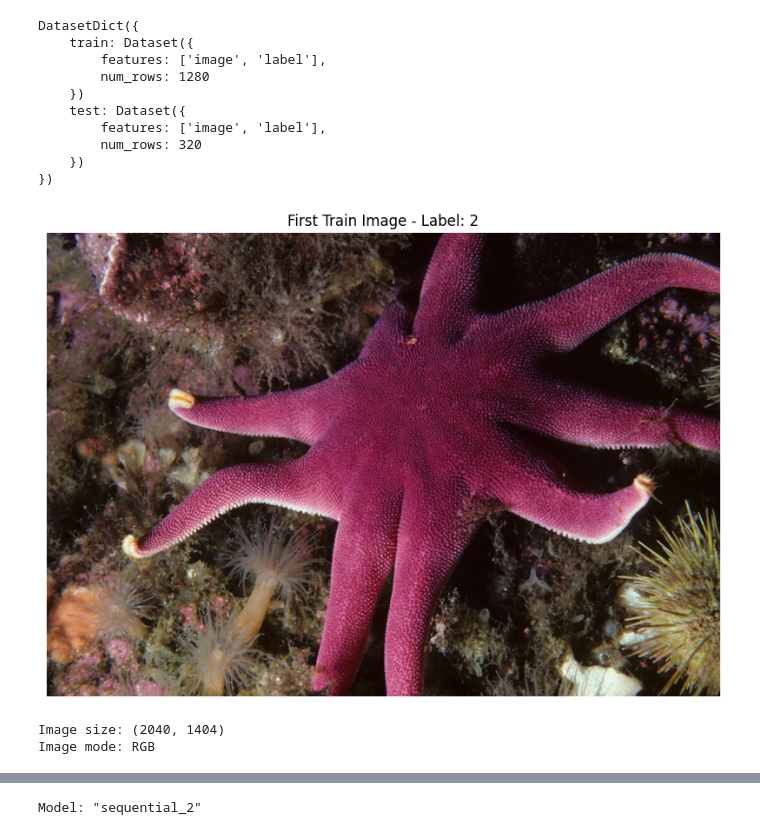
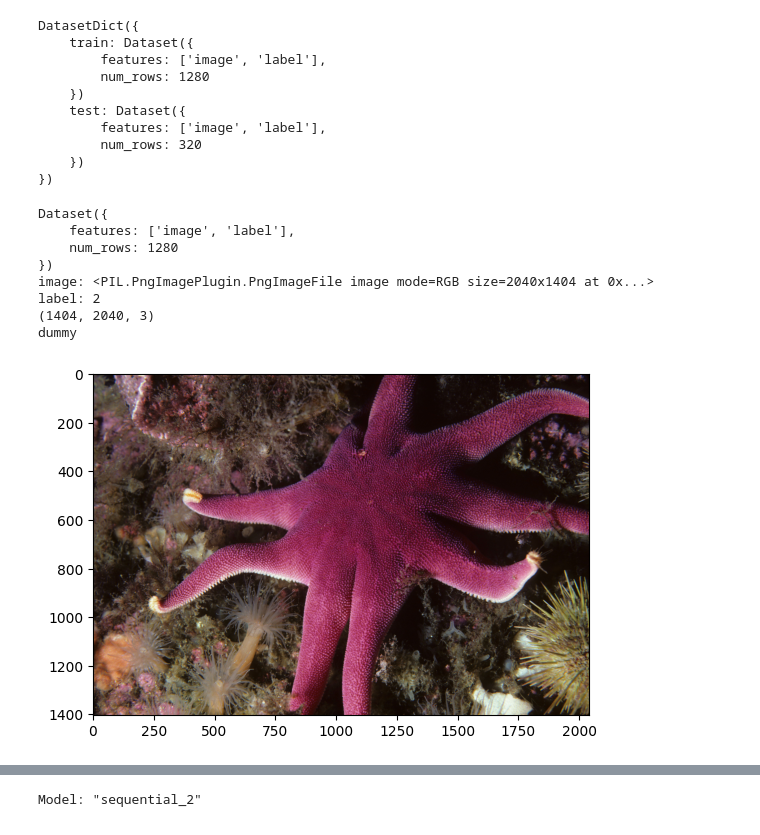
Before and after one commit to hovak101/SuperRes, a Jupyter notebook: main.ipynb, the cells around one changed output, grey strips where cells are left out. Saved outputs shown, nothing was run; the diff lists cells and outputs as text; code cells hidden in the pictures.

```diff
--- a/main.ipynb
+++ b/main.ipynb
@@ -43,23 +43,25 @@ DatasetDict({
     })
 })
 # %%
-import matplotlib.pyplot as plt
+# get and display first image in train dataset
+print(ds['train'])
+print("image:", ds['train'][0]['image'])
+print("label:", ds['train'][0]['label'])
 
-# Get the first train image
-first_image = ds['train'][0]['image']
+# first train image:
+image = ds['train'][0]['image']
+image_array = np.array(image)
+print(image_array.shape)
 
-# Display the image
-plt.figure(figsize=(10, 8))
-plt.imshow(first_image)
-plt.axis('off')
-plt.title(f"First Train Image - Label: {ds['train'][0]['label']}")
-plt.show()
-
-# Print image info
-print(f"Image size: {first_image.size}")
-print(f"Image mode: {first_image.mode}")
+imgplot = plt.imshow(image_array)
 # %% [output]
+Dataset({
+    features: ['image', 'label'],
+    num_rows: 1280
+})
+image: <PIL.PngImagePlugin.PngImageFile image mode=RGB size=2040x1404 at 0x...>
+label: 2
+(1404, 2040, 3)
+dummy
-[figure, old version]
+[figure, new version]
-Image size: (2040, 1404)
-Image mode: RGB
 # %%
```
Also changed, not shown: parts of 4 cells of this notebook.
